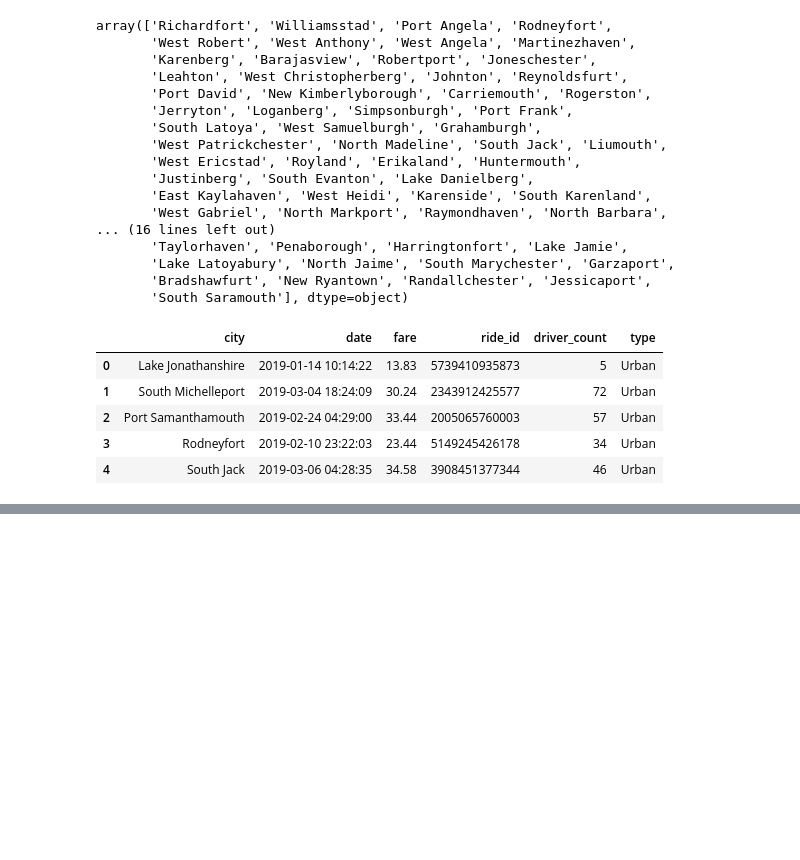
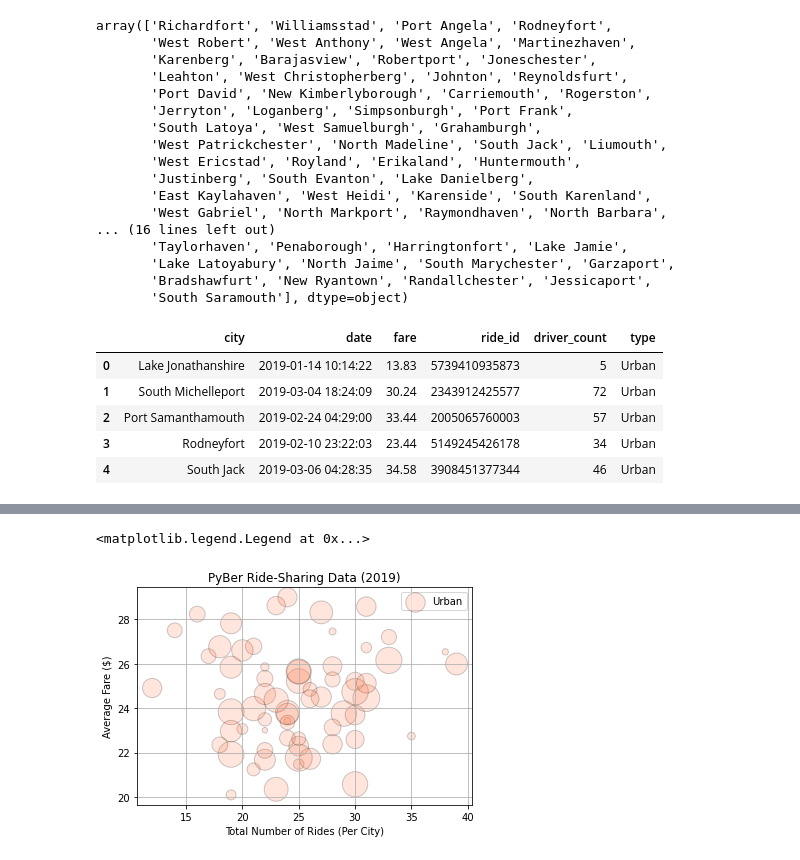
Before and after one commit to klkanchi/PyBer_Analysis, a Jupyter notebook: PyBer_analysis.ipynb, the cells around one changed output, grey strips where cells are left out. Saved outputs shown, nothing was run; the diff lists cells and outputs as text; code cells hidden in the pictures; blank space fills up the shorter version.

Commit message:
added the bubble plot for all cities

```diff
--- a/PyBer_analysis.ipynb
+++ b/PyBer_analysis.ipynb
@@ -129,3 +127,7 @@ pyber_data_df.head()
 | 2 | Port Samanthamouth | 2019-02-24 04:29:00 | 33.44 | 2005065760003 | 57 | Urban |
 | 3 | Rodneyfort | 2019-02-10 23:22:03 | 23.44 | 5149245426178 | 34 | Urban |
 | 4 | South Jack | 2019-03-06 04:28:35 | 34.58 | 3908451377344 | 46 | Urban |
+# %%
+#create the urban city dataframe
+urbans_cities_df = pyber_data_df[pyber_data_df["type"]=="Urban"]
+urbans_cities_df.head()
@@ -131,0 +174,3 @@ pyber_data_df.head()
+# %%
+urban_ride_count = urbans_cities_df.groupby(["city"]).count()["ride_id"]
+urban_ride_count
@@ -131,0 +213,3 @@ pyber_data_df.head()
+# %%
+urban_avg_fare = urbans_cities_df.groupby(["city"]).mean()["fare"]
+urban_avg_fare.head()
@@ -131,0 +246,3 @@ pyber_data_df.head()
+# %%
+urban_driver_count = urbans_cities_df.groupby(["city"]).mean()["driver_count"]
+urban_driver_count.head()
@@ -131,0 +279,13 @@ pyber_data_df.head()
+# %%
+plt.scatter(urban_ride_count,urban_avg_fare,s=[i * 10 for i in urban_driver_count],color="coral",alpha=0.2,
+           edgecolor="black",linewidths=1,
+           label="Urban")
+plt.title("PyBer Ride-Sharing Data (2019)")
+plt.ylabel("Average Fare ($)")
+plt.xlabel("Total Number of Rides (Per City)")
+plt.grid(True)
+# Add the legend.
+plt.legend()
+# %% [output]
+<matplotlib.legend.Legend at 0x...>
+[figure, added]
```
Also changed, not shown: parts of 18 cells of this notebook, 1 other file.
